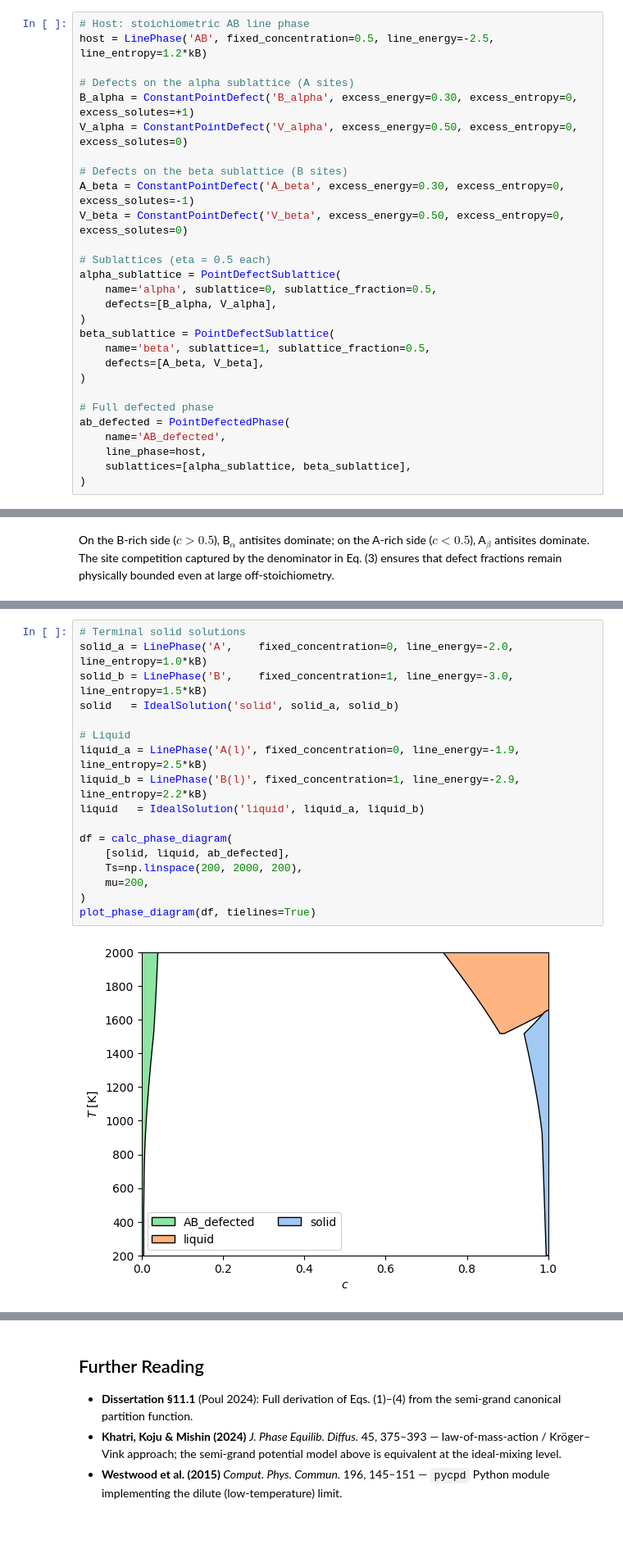
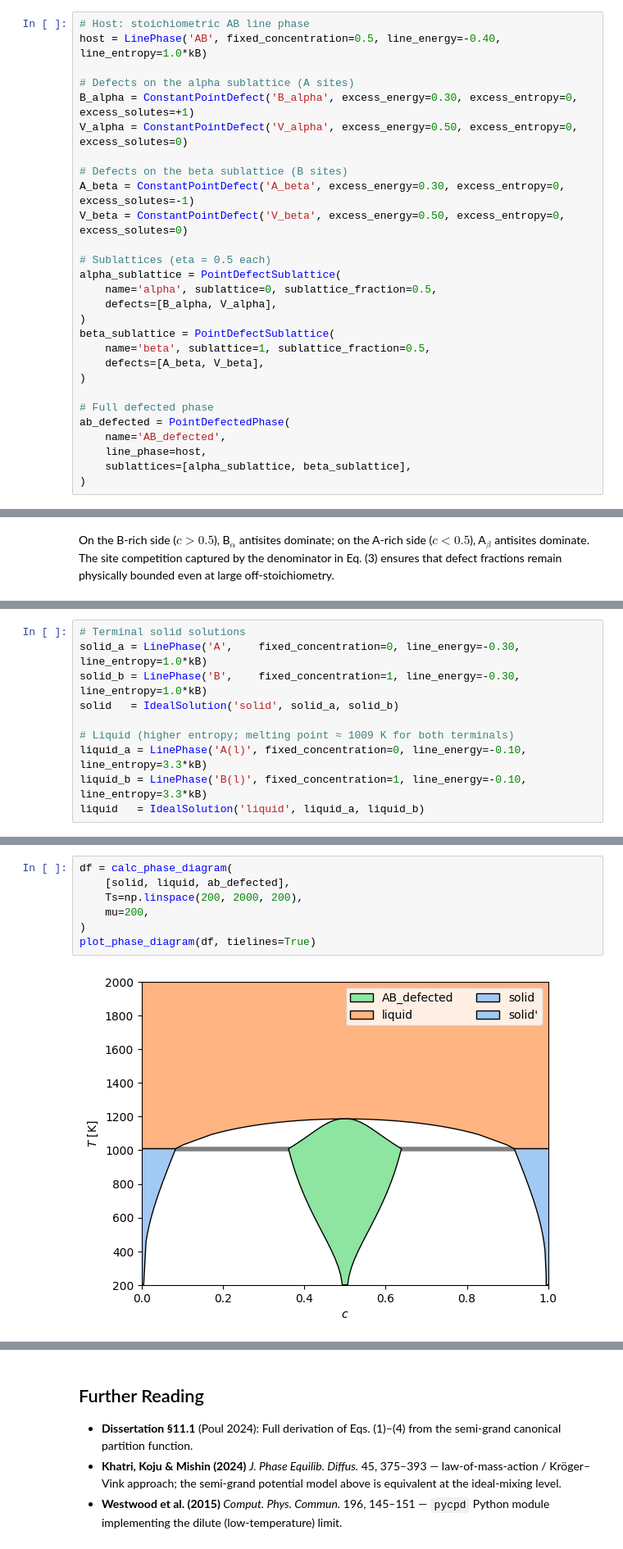
Before and after one commit to eisenforschung/landau, a Jupyter notebook: notebooks/PointDefects.ipynb, the cells around one changed output, grey strips where cells are left out. Shown at 82% size. Saved outputs shown, nothing was run; the diff lists cells and outputs as text.

```diff
--- a/notebooks/PointDefects.ipynb
+++ b/notebooks/PointDefects.ipynb
@@ -110,7 +110,7 @@ occupied by A and the $\beta$-sublattice by B.
 | V$_\beta$ vacancy   | $\beta$ (B sites)  | 0.50 |  0 |
 # %%
 # Host: stoichiometric AB line phase
-host = LinePhase('AB', fixed_concentration=0.5, line_energy=-2.5, line_entropy=1.2*kB)
+host = LinePhase('AB', fixed_concentration=0.5, line_energy=-0.40, line_entropy=1.0*kB)
 
 # Defects on the alpha sublattice (A sites)
 B_alpha = ConstantPointDefect('B_alpha', excess_energy=0.30, excess_entropy=0, excess_solutes=+1)
@@ -190,0 +194,10 @@ defect model, rather than as a vertical line at $c = 0.5$.
+# %%
+# Terminal solid solutions
+solid_a = LinePhase('A',    fixed_concentration=0, line_energy=-0.30, line_entropy=1.0*kB)
+solid_b = LinePhase('B',    fixed_concentration=1, line_energy=-0.30, line_entropy=1.0*kB)
+solid   = IdealSolution('solid', solid_a, solid_b)
+
+# Liquid (higher entropy; melting point ≈ 1009 K for both terminals)
+liquid_a = LinePhase('A(l)', fixed_concentration=0, line_energy=-0.10, line_entropy=3.3*kB)
+liquid_b = LinePhase('B(l)', fixed_concentration=1, line_energy=-0.10, line_entropy=3.3*kB)
+liquid   = IdealSolution('liquid', liquid_a, liquid_b)
@@ -191,22 +249,12 @@ defect model, rather than as a vertical line at $c = 0.5$.
 # %%
-# Terminal solid solutions
-solid_a = LinePhase('A',    fixed_concentration=0, line_energy=-2.0, line_entropy=1.0*kB)
-solid_b = LinePhase('B',    fixed_concentration=1, line_energy=-3.0, line_entropy=1.5*kB)
-solid   = IdealSolution('solid', solid_a, solid_b)
-
-# Liquid
-liquid_a = LinePhase('A(l)', fixed_concentration=0, line_energy=-1.9, line_entropy=2.5*kB)
-liquid_b = LinePhase('B(l)', fixed_concentration=1, line_energy=-2.9, line_entropy=2.2*kB)
-liquid   = IdealSolution('liquid', liquid_a, liquid_b)
-
 df = calc_phase_diagram(
     [solid, liquid, ab_defected],
     Ts=np.linspace(200, 2000, 200),
     mu=200,
 )
 plot_phase_diagram(df, tielines=True)
 # %% [output]
-[figure, old version]
+[figure, new version]
 # %% [markdown]
 ## Parametrisation: Endmember Energies vs. Point Defect Energies
 
```
Also changed, not shown: parts of 7 cells of this notebook.
